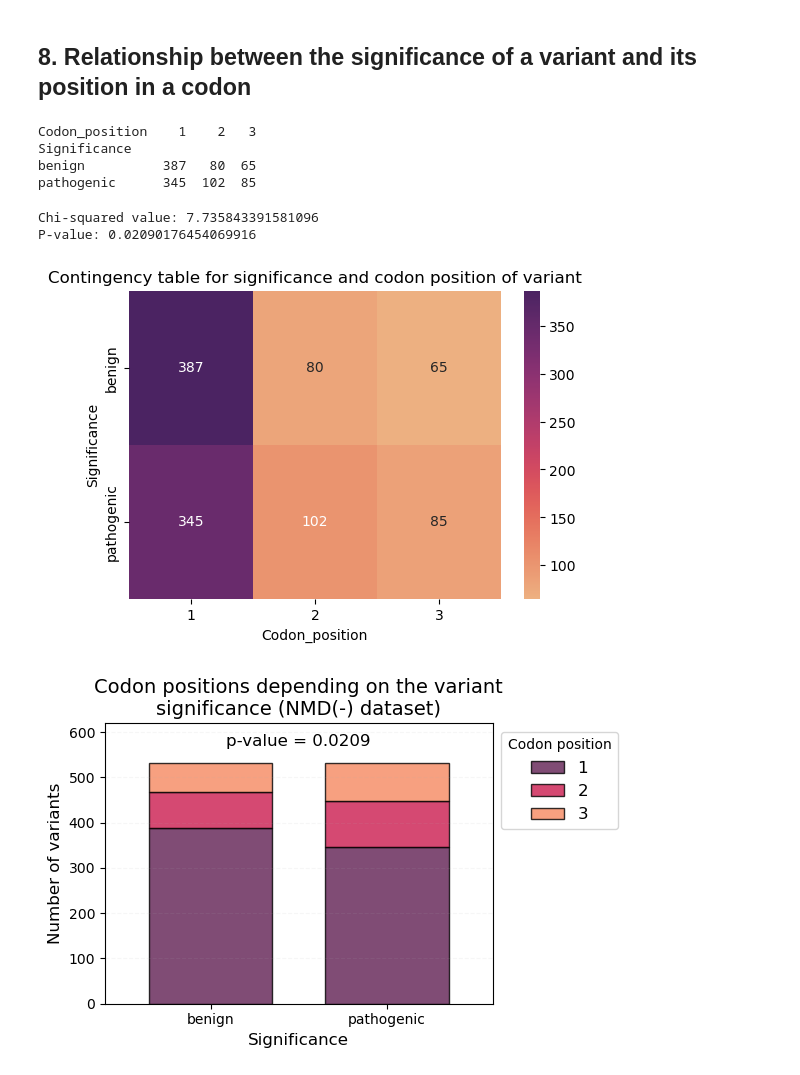
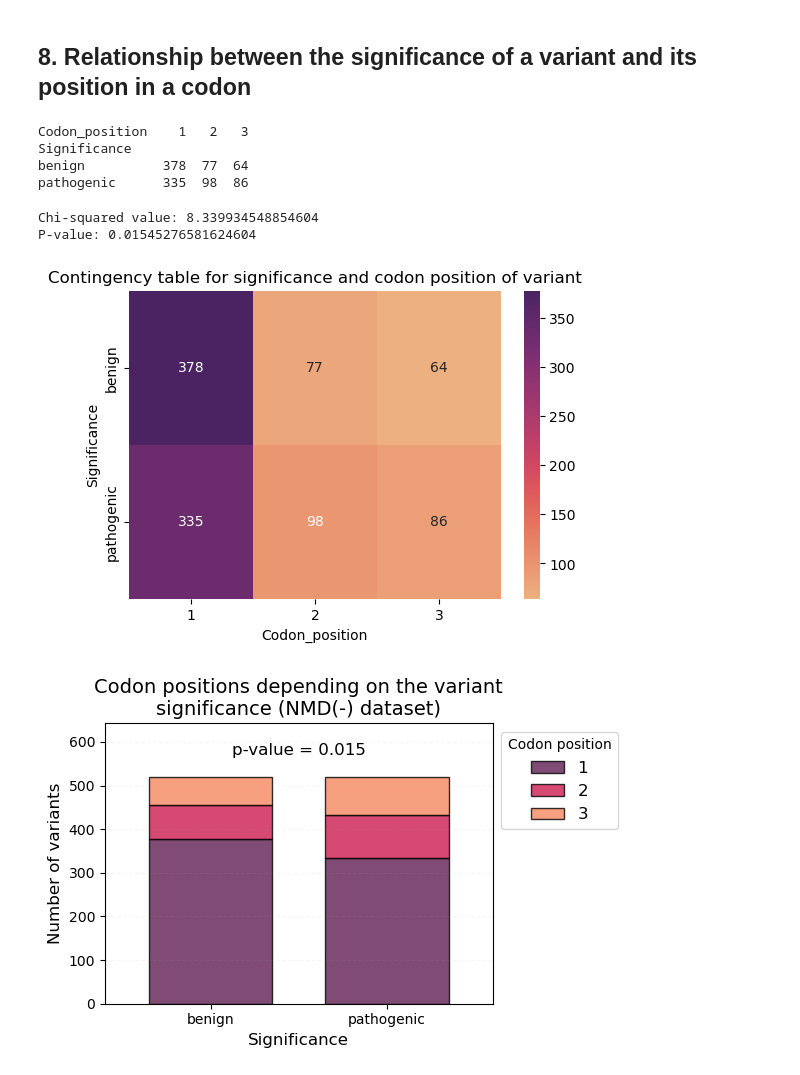
Before and after one commit to nastasia-iv/genvar, a Jupyter notebook: context_analysis/get_context_nmd_escape.ipynb, the cells around one changed output. Cells and saved outputs as stored; diff of their text form; code cells hidden in the pictures.

Commit message:
Update data

```diff
--- a/context_analysis/get_context_nmd_escape.ipynb
+++ b/context_analysis/get_context_nmd_escape.ipynb
@@ -80,7 +80,7 @@ Index(['CHROM', 'POS', 'rsID', 'REF', 'ALT', 'Impact', 'Consequence',
 # %% [markdown]
 Remove unnecessary columns left after Clinvar.
 # %%
-ben_nmd_escape_filtered = ben_nmd_escape_filtered.drop(columns=['ID', 'CLNSIG', 'CLNVC', 'GENEINFO', 'MC', 'SYMBOL',
+ben_nmd_escape_filtered = ben_nmd_escape_filtered.drop(columns=['ID', 'CLNSIG', 'CLNVC', 'GENEINFO', 'CLNREVSTAT', 'MC', 'SYMBOL',
                                                 'Gene', 'Feature_type', 'BIOTYPE', 'CANONICAL'])
 ben_nmd_escape_filtered
 # %% [output]
@@ -170,6 +170,6 @@ Index(['CHROM', 'POS', 'rsID', 'REF', 'ALT', 'Impact', 'Consequence_x',
       dtype='object')
 # %%
-pat_nmd_escape_filtered = pat_nmd_escape_filtered.drop(columns=['ID', 'CLNSIG', 'CLNVC', 'GENEINFO', 'MC', 'Consequence_y',
+pat_nmd_escape_filtered = pat_nmd_escape_filtered.drop(columns=['ID', 'CLNSIG', 'CLNVC', 'CLNREVSTAT', 'GENEINFO', 'MC', 'Consequence_y',
                                                 'SYMBOL', 'Gene', 'Feature_type', 'Canonical_transcript_y',
                                                 'BIOTYPE', 'cDNA_position_y', 'CANONICAL', '_merge', 'LOEUF_y', 'NMD_escape_y', 'pext_y'])
 
@@ -281,7 +281,7 @@ Dataframes are now balanced by genes and number of variants.
 # %% [markdown]
 Write the context in the corresponding column of the dataframe.
 # %%
-transcript_fasta = Fasta("/home/bioinf/gnomad-variants/Ivanova/data_dir/gencode_data/gencode.v45.transcripts.fa.gz", key_function = lambda x: x.split('.')[0])
+transcript_fasta = Fasta("data_dir/gencode_data/gencode.v45.transcripts.fa.gz", key_function = lambda x: x.split('.')[0])
 # %%
 get_context(ben_nmd_escape_final, transcript_fasta, 13, 12)
 # %% [output]
@@ -611,17 +611,17 @@ all_nmd_escape_final.to_csv('data/all_nmd_escape_final.csv', index=False)
 cross_tab_escape = pd.crosstab(all_nmd_escape_final['Significance'], all_nmd_escape_final['Codon_position'])
 print(cross_tab_escape)
 # %% [output]
-Codon_position    1    2   3
+Codon_position    1   2   3
 Significance
-benign          387   80  65
-pathogenic      345  102  85
+benign          378  77  64
+pathogenic      335  98  86
 # %%
 chi2_escape, p_value_escape, _, _ = chi2_contingency(cross_tab_escape)
 print(f"Chi-squared value: {chi2_escape}")
 print(f"P-value: {p_value_escape}")
 # %% [output]
-Chi-squared value: 7.735843391581096
-P-value: 0.02090176454069916
+Chi-squared value: 8.339934548854604
+P-value: 0.01545276581624604
 # %%
 plt.figure(figsize=(6, 4))
 sns.heatmap(cross_tab_escape, annot=True, cmap='flare', fmt='d', cbar=True)
@@ -630,25 +630,25 @@ plt.xlabel('Codon_position')
 plt.ylabel('Significance')
 plt.show()
 # %% [output]
-[figure, old version]
+[figure, new version]
 # %%
 palette = sns.color_palette("rocket", len(cross_tab_escape.columns))
 
 ax = cross_tab_escape.plot(kind='bar', stacked=True, alpha=0.8, edgecolor='black', linewidth=1, width=0.7, color=palette, figsize=(6, 4))
 
 plt.title('Codon positions depending on the variant\nsignificance (NMD(-) dataset)', fontsize=14)
 plt.xlabel('Significance', fontsize=12)
 plt.ylabel('Number of variants', fontsize=12)
 plt.xticks(rotation=0, fontsize=10)
 plt.yticks(fontsize=10)
 plt.legend(title='Codon position', fontsize=12, bbox_to_anchor=(1, 1), loc='upper left')
-plt.ylim(top=cross_tab_escape.max().max() * 1.6)
-plt.text(0.5, 570, f'p-value = {round(p_value_escape, 4)}', fontsize=12, ha='center')
+plt.ylim(top=cross_tab_escape.max().max() * 1.7)
+plt.text(0.5, 570, f'p-value = {round(p_value_escape, 3)}', fontsize=12, ha='center')
 plt.grid(True, axis='y', linestyle='--', alpha=0.1)
 plt.tight_layout()
 
 plt.savefig('images/codon_positions_hist_escape.png', dpi=300)
 
 plt.show()
 # %% [output]
-[figure, old version]
+[figure, new version]
```
Also changed, not shown: parts of 30 cells of this notebook.
